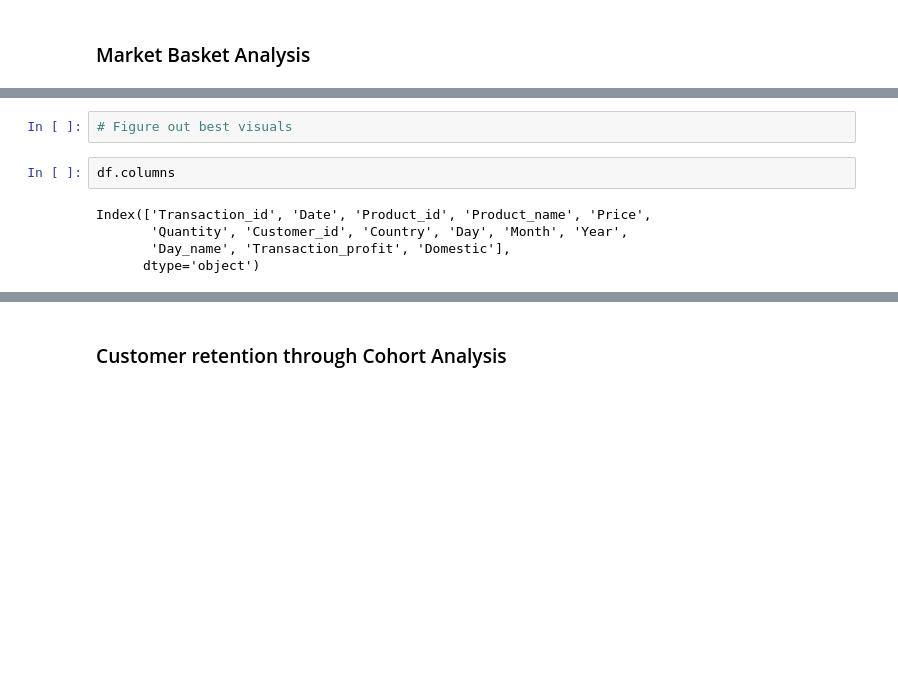
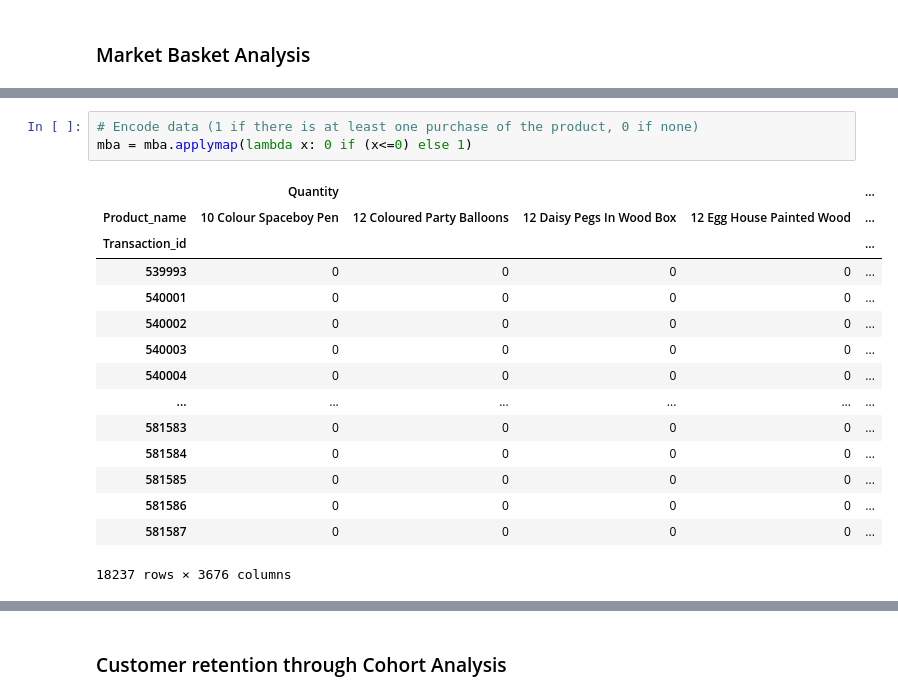
Before and after one commit to SyNikolai/EcommerceAnalytics, a Jupyter notebook: ecommerce.ipynb, the cells around one changed output, grey strips where cells are left out. Drawn from its saved outputs; the diff is of its cells as text; blank space fills up the shorter version.

```diff
--- a/ecommerce.ipynb
+++ b/ecommerce.ipynb
@@ -670,9 +628,19 @@ rules
-# %%
-# Figure out best visuals
-# %%
-df.columns
-# %% [output]
-Index(['Transaction_id', 'Date', 'Product_id', 'Product_name', 'Price',
-       'Quantity', 'Customer_id', 'Country', 'Day', 'Month', 'Year',
-       'Day_name', 'Transaction_profit', 'Domestic'],
-      dtype='object')
+# %%
+# Encode data (1 if there is at least one purchase of the product, 0 if none)
+mba = mba.applymap(lambda x: 0 if (x<=0) else 1)
+# %% [output]
+|  | Quantity |  |  |  | ... |
+| Product_name | 10 Colour Spaceboy Pen | 12 Coloured Party Balloons | 12 Daisy Pegs In Wood Box | 12 Egg House Painted Wood | ... |
+| Transaction_id |  |  |  |  | ... |
+| 539993 | 0 | 0 | 0 | 0 | ... |
+| 540001 | 0 | 0 | 0 | 0 | ... |
+| 540002 | 0 | 0 | 0 | 0 | ... |
+| 540003 | 0 | 0 | 0 | 0 | ... |
+| 540004 | 0 | 0 | 0 | 0 | ... |
+| ... | ... | ... | ... | ... | ... |
+| 581583 | 0 | 0 | 0 | 0 | ... |
+| 581584 | 0 | 0 | 0 | 0 | ... |
+| 581585 | 0 | 0 | 0 | 0 | ... |
+| 581586 | 0 | 0 | 0 | 0 | ... |
+| 581587 | 0 | 0 | 0 | 0 | ... |
+18237 rows × 3676 columns
```
Also changed, not shown: parts of 14 cells of this notebook.
